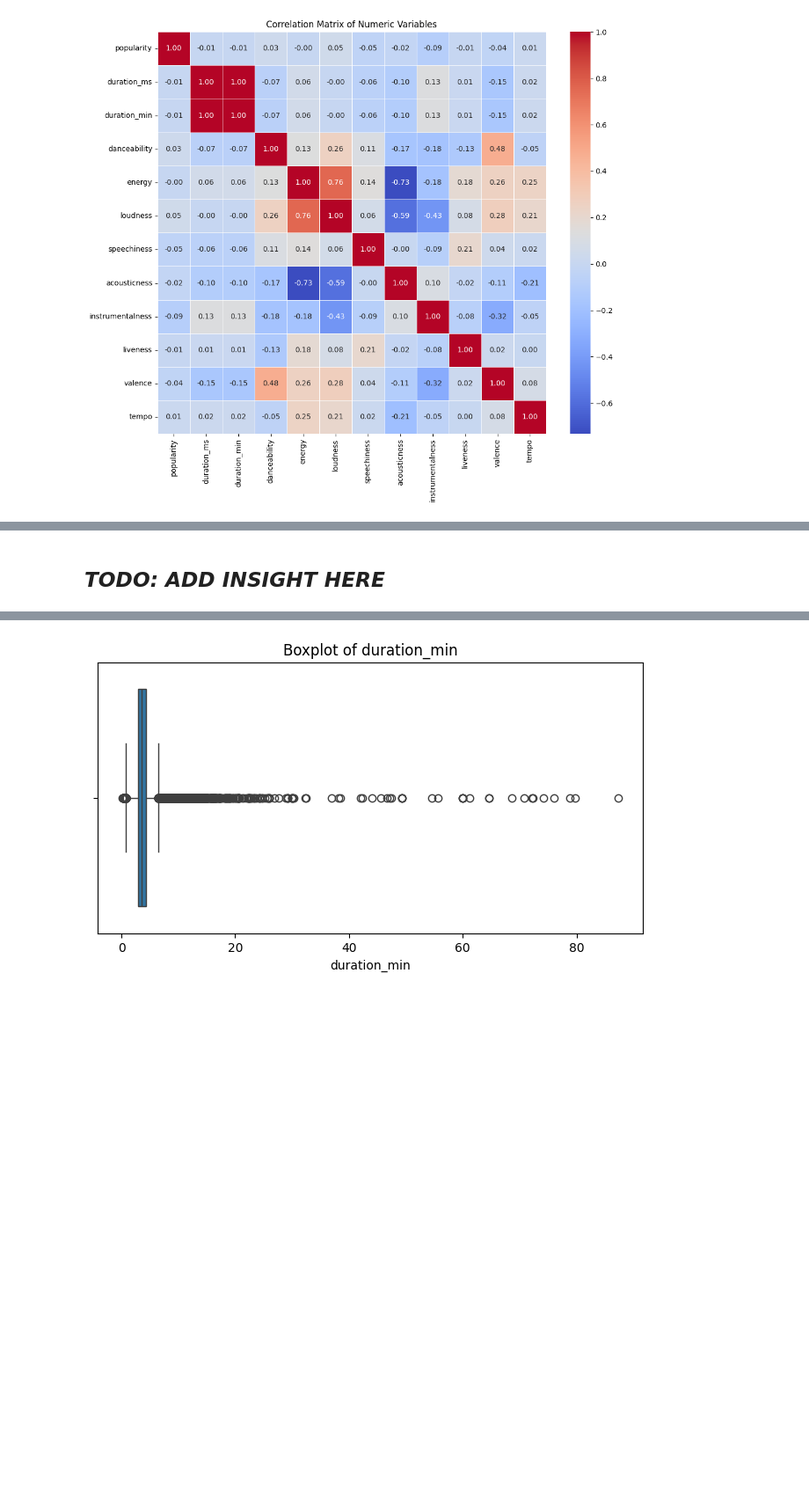
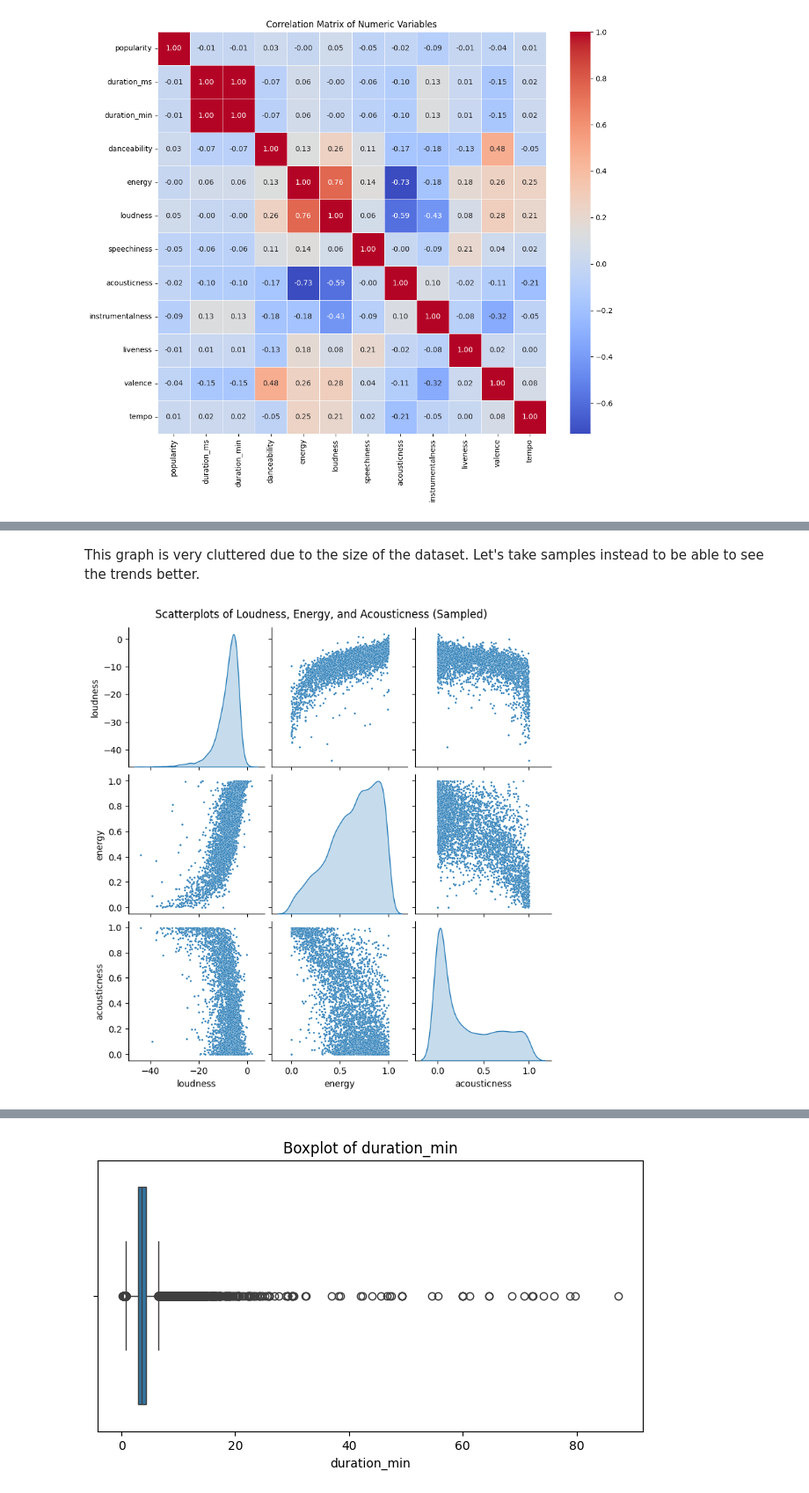
Before and after one commit to LoganMiller5505/DataSciProject, a Jupyter notebook: EDA.ipynb, the cells around one changed output, grey strips where cells are left out. Shown at 88% size. Drawn from its saved outputs; the diff is of its cells as text; code cells hidden in the pictures; blank space fills up the shorter version.

```diff
--- a/EDA.ipynb
+++ b/EDA.ipynb
@@ -317,2 +359,9 @@ plt.show()
-# %% [markdown]
-## ***TODO: ADD INSIGHT HERE***
+# %% [markdown]
+This graph is very cluttered due to the size of the dataset. Let's take samples instead to be able to see the trends better.
+# %%
+sampled_df = df.sample(n=5000, random_state=42)
+sns.pairplot(sampled_df, vars=['loudness', 'energy', 'acousticness'], plot_kws={'s': 5}, diag_kind='kde')
+plt.suptitle("Scatterplots of Loudness, Energy, and Acousticness (Sampled)", y=1.02)
+plt.show()
+# %% [output]
+[figure, added]
```
Also changed, not shown: parts of 43 cells of this notebook.
